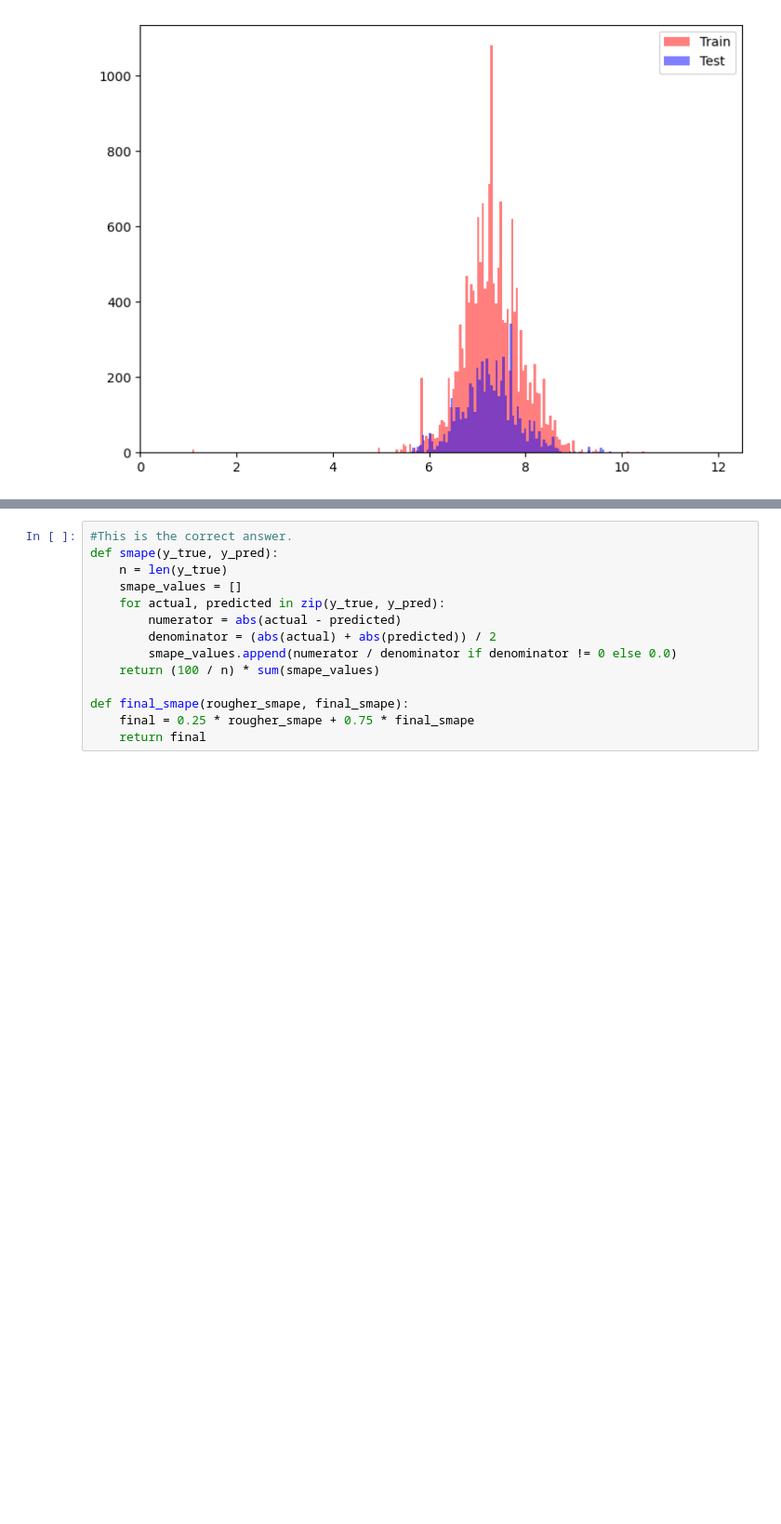
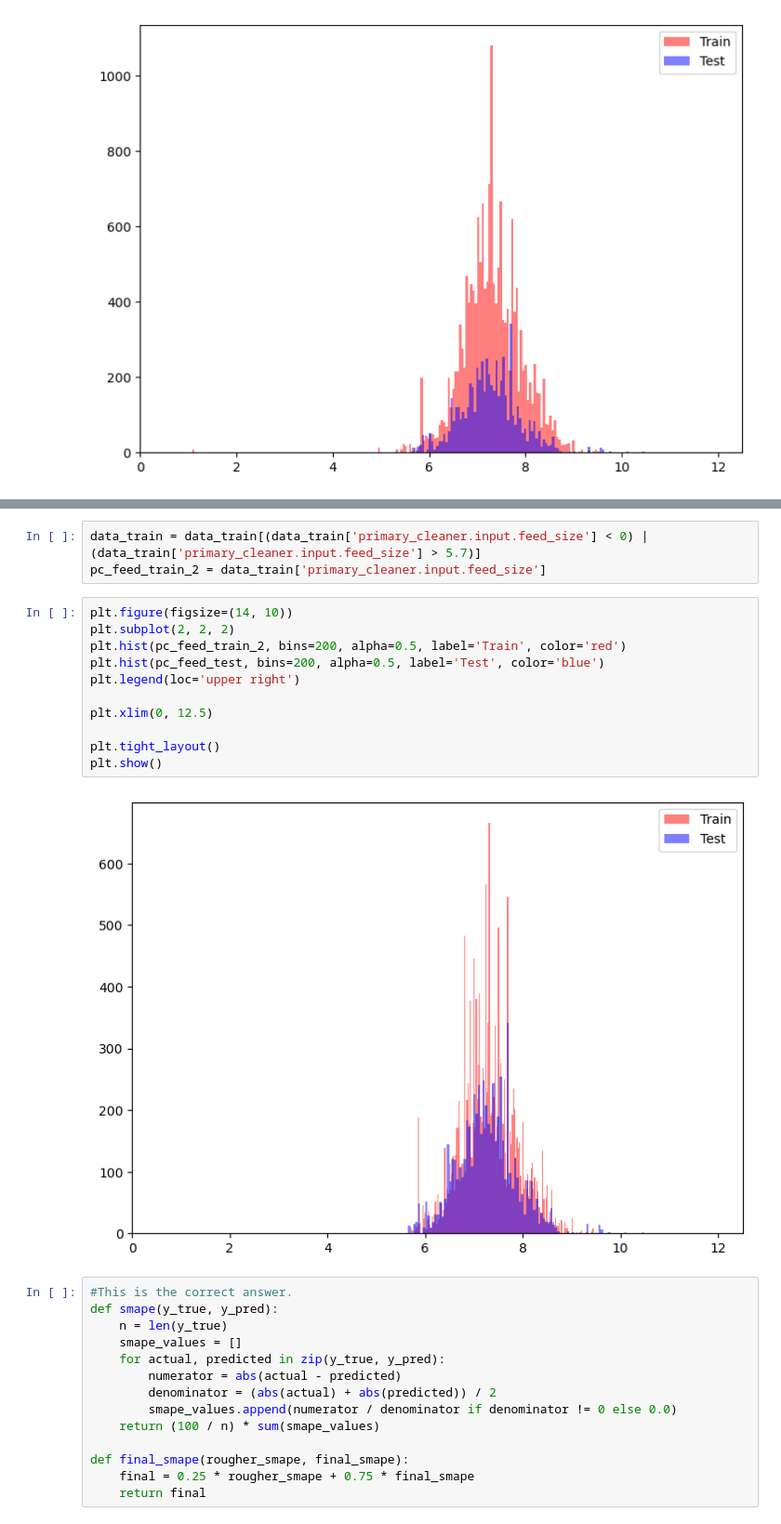
Before and after one commit to BLacuesta3/Sprint-10-Project, a Jupyter notebook: Sprint 10 Project Notebook.ipynb, the cells around one changed output, grey strips where cells are left out. Shown at 93% size. Saved outputs shown, nothing was run; the diff lists cells and outputs as text; blank space fills up the shorter version.

```diff
--- a/Sprint 10 Project Notebook.ipynb
+++ b/Sprint 10 Project Notebook.ipynb
@@ -726,3 +727,19 @@ plt.show()
+# %%
+data_train = data_train[(data_train['primary_cleaner.input.feed_size'] < 0) |  (data_train['primary_cleaner.input.feed_size'] > 5.7)]
+pc_feed_train_2 = data_train['primary_cleaner.input.feed_size']
+# %%
+plt.figure(figsize=(14, 10))
+plt.subplot(2, 2, 2)
+plt.hist(pc_feed_train_2, bins=200, alpha=0.5, label='Train', color='red')
+plt.hist(pc_feed_test, bins=200, alpha=0.5, label='Test', color='blue')
+plt.legend(loc='upper right')
+
+plt.xlim(0, 12.5)
+
+plt.tight_layout()
+plt.show()
+# %% [output]
+[figure, added]
 # %%
 #This is the correct answer.
 def smape(y_true, y_pred):
```
Also changed, not shown: parts of 3 cells of this notebook.
